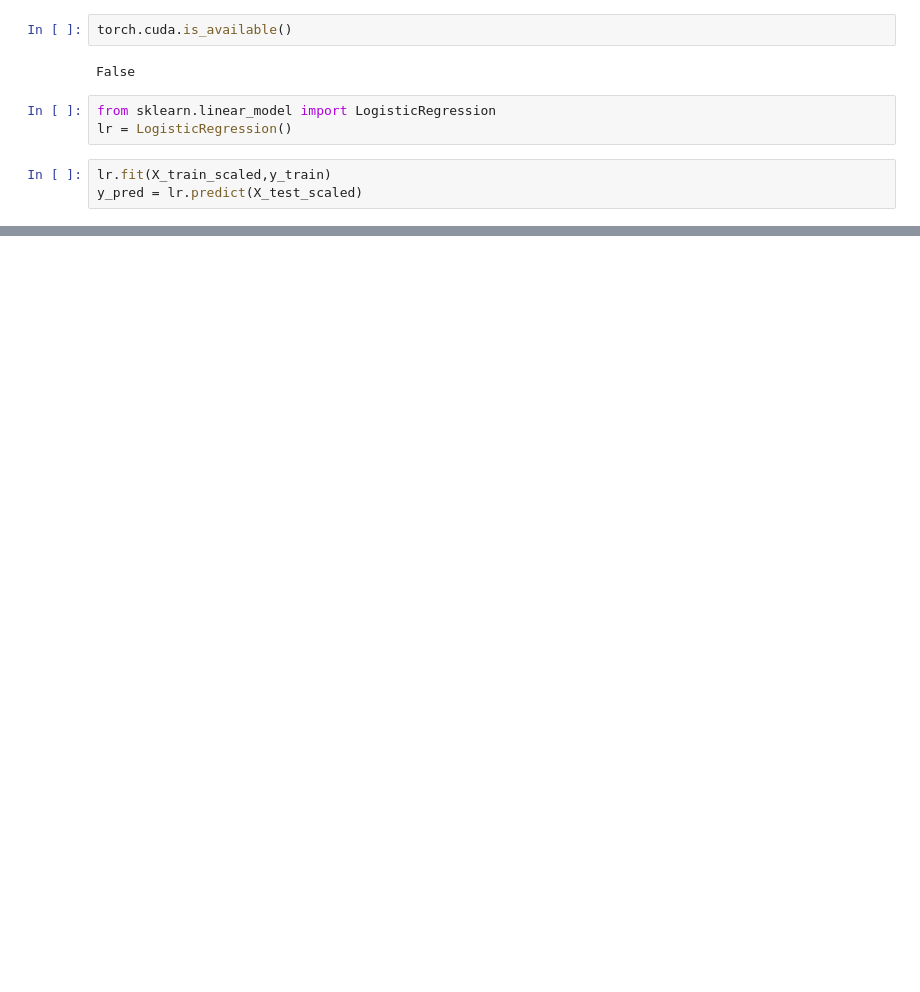
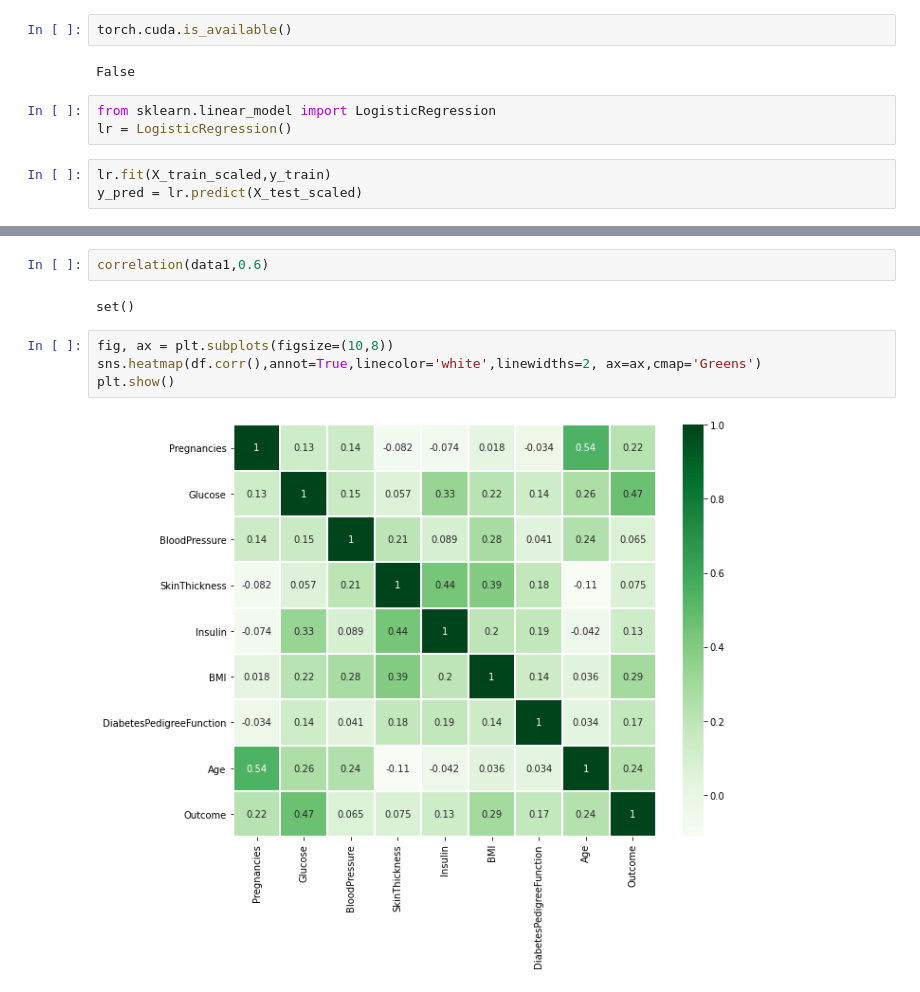
Before and after one commit to mayurimhetre/Pytorch-ANN-pima-diabetes, a Jupyter notebook: diabetes_logistic_EDA.ipynb, the cells around one changed output, grey strips where cells are left out. Drawn from its saved outputs; the diff is of its cells as text; blank space fills up the shorter version.

```diff
--- a/diabetes_logistic_EDA.ipynb
+++ b/diabetes_logistic_EDA.ipynb
@@ -174,0 +485,10 @@ score
+# %%
+correlation(data1,0.6)
+# %% [output]
+set()
+# %%
+fig, ax = plt.subplots(figsize=(10,8))
+sns.heatmap(df.corr(),annot=True,linecolor='white',linewidths=2, ax=ax,cmap='Greens')
+plt.show()
+# %% [output]
+[figure, added]
```
Also changed, not shown: parts of 16 cells of this notebook.
